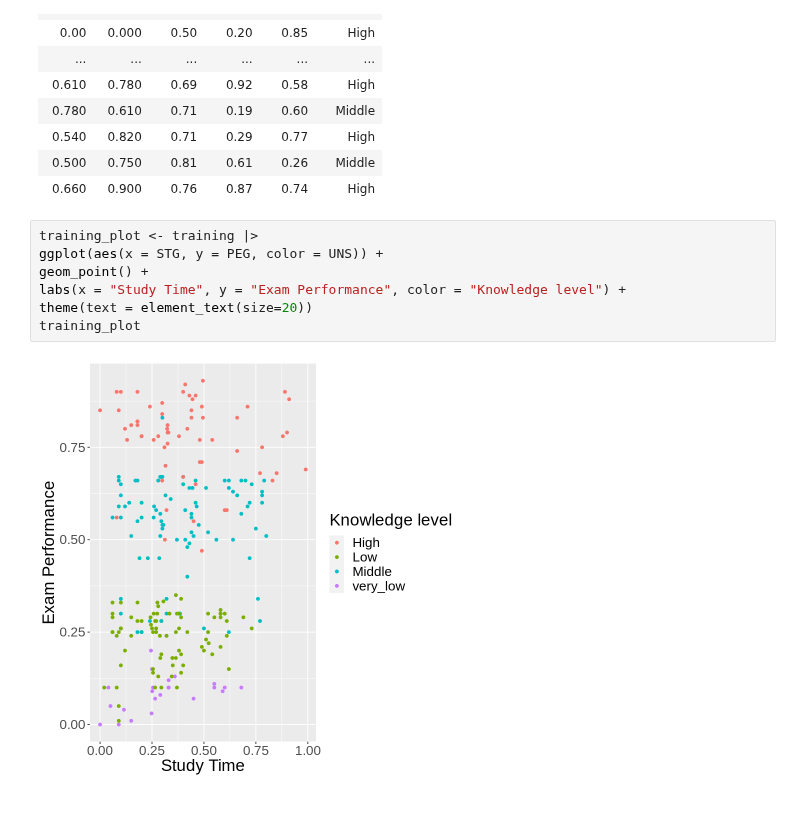
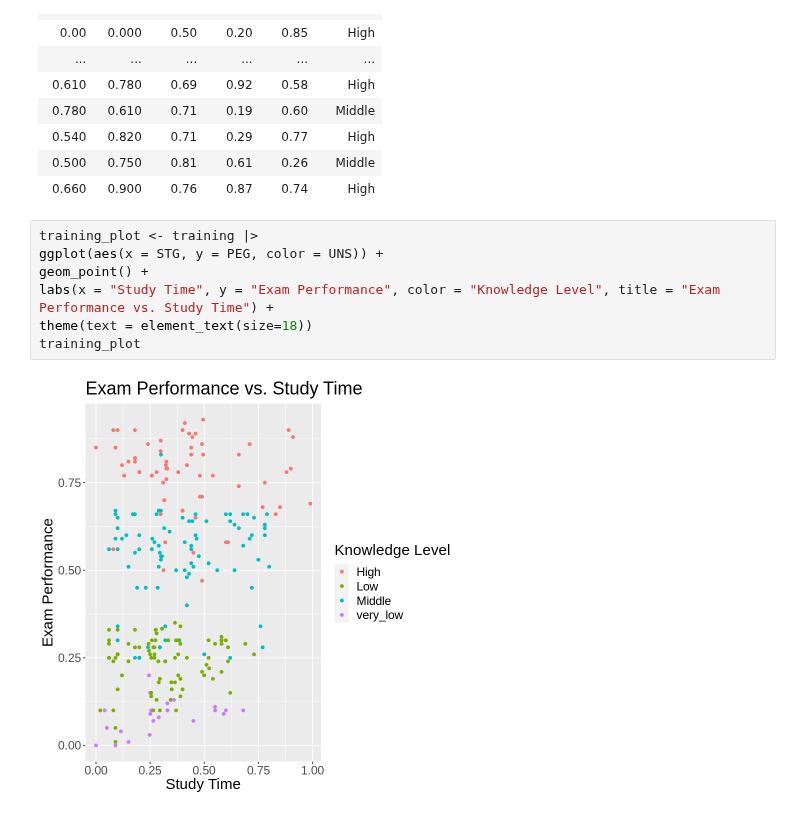
Before and after one commit to annabtse/dsci-100-2022w1-group-49, a Jupyter notebook: Group Project.ipynb, the cells around one changed output. Drawn from its saved outputs; the diff is of its cells as text.

Commit message:
Added title parameter to training plot

```diff
--- a/Group Project.ipynb
+++ b/Group Project.ipynb
@@ -90,9 +90,9 @@ A tibble: 258 × 6
 # %%
 training_plot <- training |>
 ggplot(aes(x = STG, y = PEG, color = UNS)) +
 geom_point() +
-labs(x = "Study Time", y = "Exam Performance", color = "Knowledge level") +
-theme(text = element_text(size=20))
+labs(x = "Study Time", y = "Exam Performance", color = "Knowledge Level", title = "Exam Performance vs. Study Time") +
+theme(text = element_text(size=18))
 training_plot
 # %% [output]
-[figure, old version]
+[figure, new version]
```
